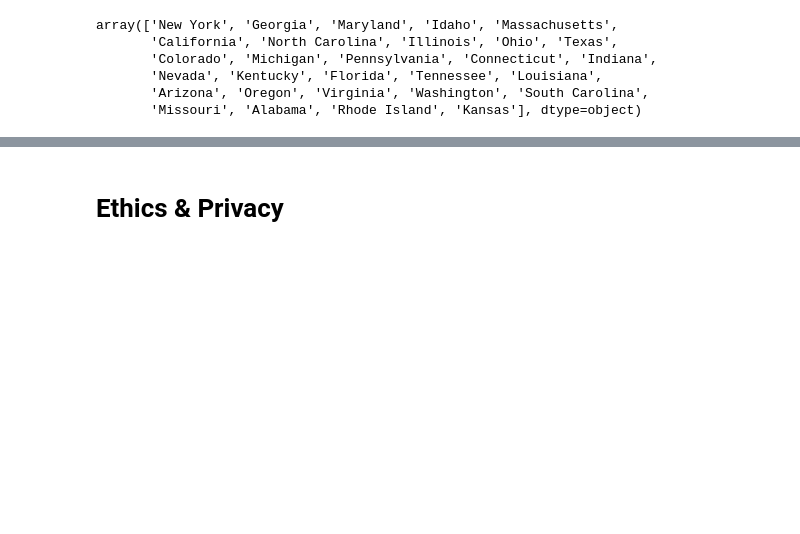
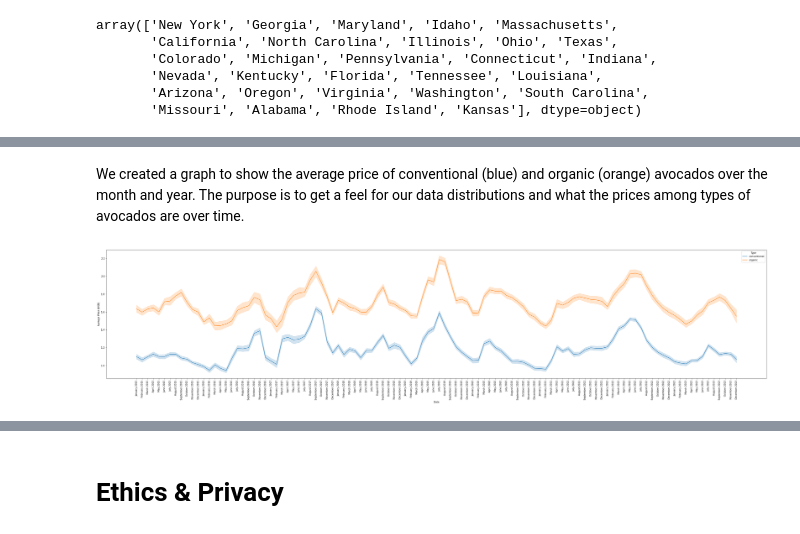
Before and after one commit to COGS108/Group043_WI24, a Jupyter notebook: DataCheckpoint_Group043_WI24.ipynb, the cells around one changed output, grey strips where cells are left out. Drawn from its saved outputs; the diff is of its cells as text; code cells hidden in the pictures; blank space fills up the shorter version.

```diff
--- a/DataCheckpoint_Group043_WI24.ipynb
+++ b/DataCheckpoint_Group043_WI24.ipynb
@@ -312,3 +319,7 @@ array(['New York', 'Georgia', 'Maryland', 'Idaho', 'Massachusetts',
        'Nevada', 'Kentucky', 'Florida', 'Tennessee', 'Louisiana',
        'Arizona', 'Oregon', 'Virginia', 'Washington', 'South Carolina',
        'Missouri', 'Alabama', 'Rhode Island', 'Kansas'], dtype=object)
+# %%
+df['Date'] = pd.to_datetime(df.Date)
+df['Date'] = df['Date'].dt.strftime('%B %Y')
+df
@@ -314,0 +340,9 @@ array(['New York', 'Georgia', 'Maryland', 'Idaho', 'Massachusetts',
+# %% [markdown]
+We created a graph to show the average price of conventional (blue) and organic (orange) avocados over the month and year. The purpose is to get a feel for our data distributions and what the prices among types of avocados are over time.
+# %%
+year_avgpr = plt.figure(figsize = (50, 10))
+year_avgpr = sns.lineplot(x = 'Date', y = 'Average Price (USD)', hue = 'Type', data = df)
+plt.xticks(rotation = 90)
+year_avgpr = plt.show()
+# %% [output]
+[figure, added]
```
Also changed, not shown: parts of 7 cells of this notebook.
